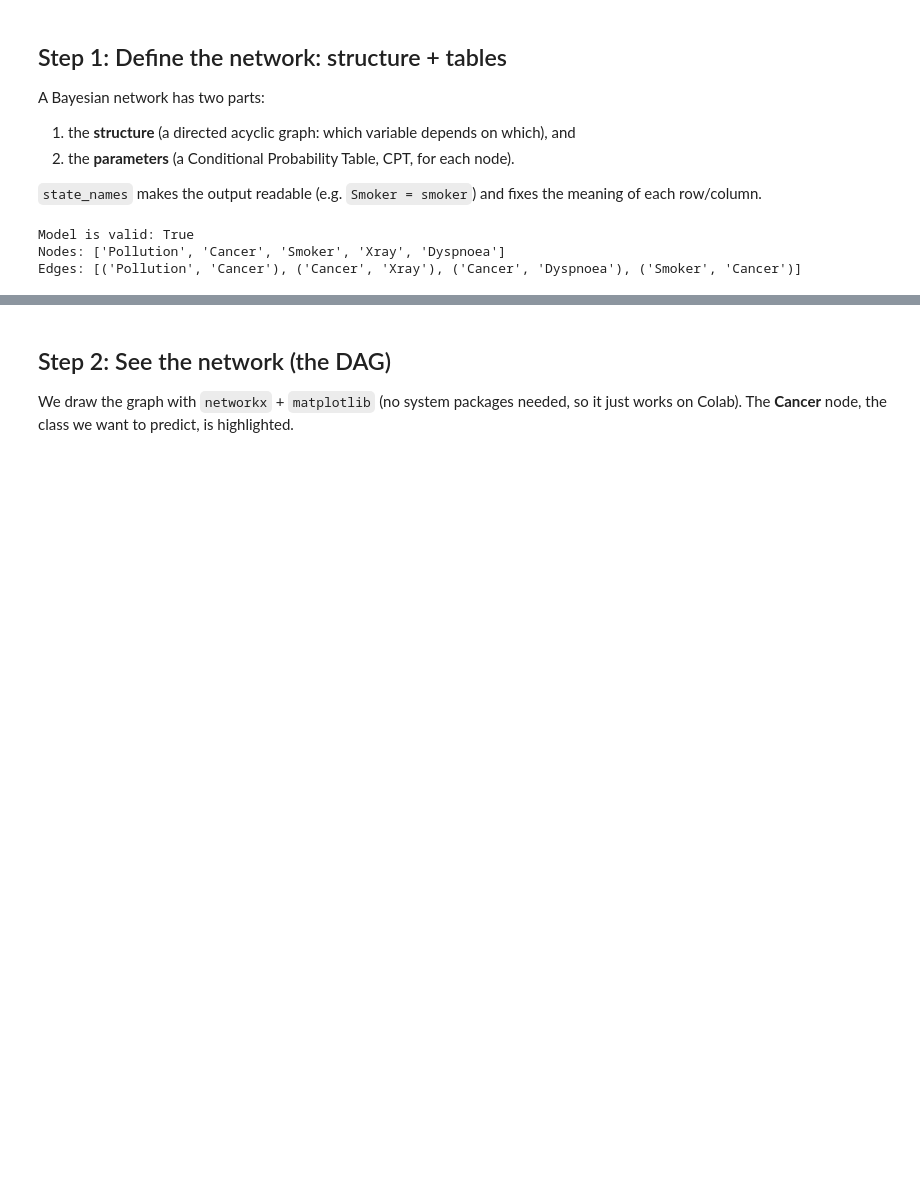
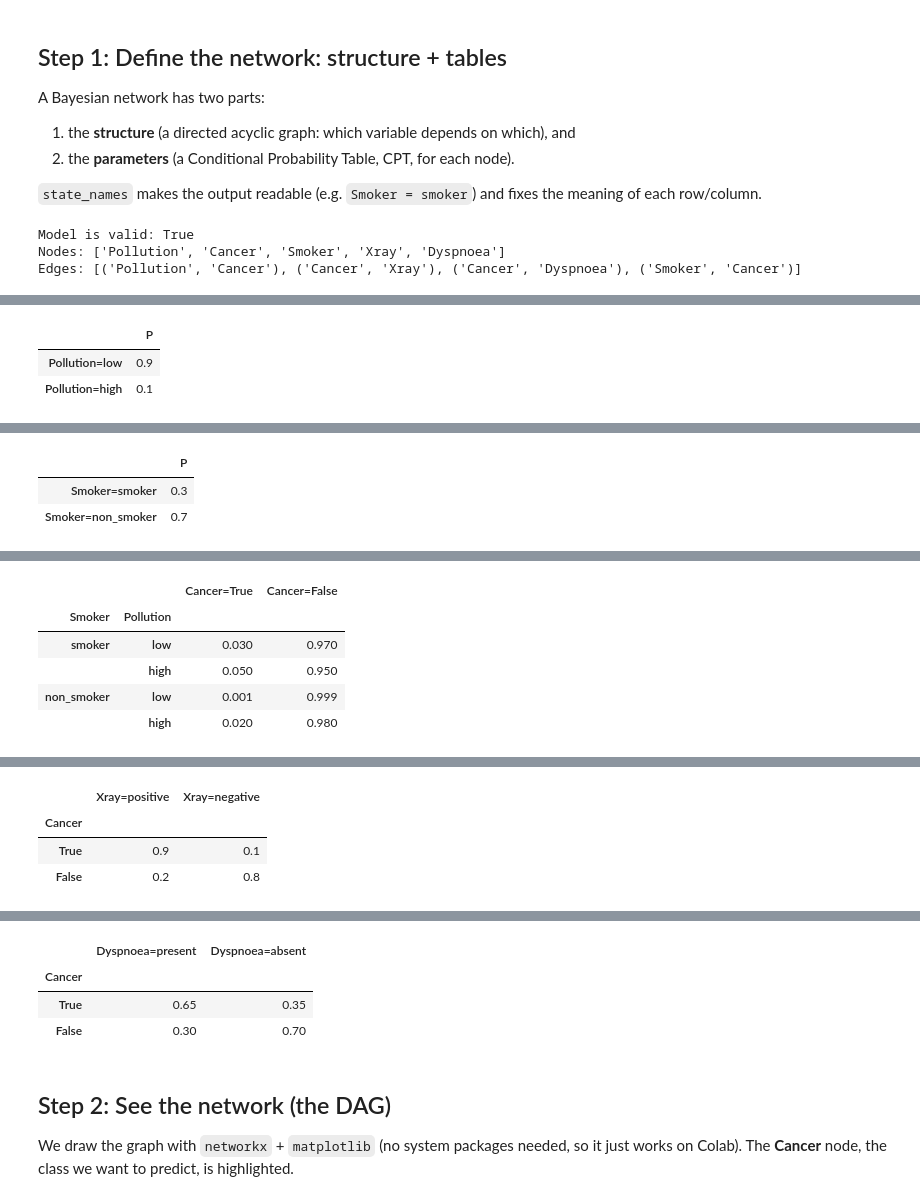
Before and after one commit to arch-inform-kaken-group/ai-course-notebooks, a Jupyter notebook: notebooks/en_2026/MachineLearning_2026_ex02_BayesianNetworkClassification.ipynb, the cells around one changed output, grey strips where cells are left out. Saved outputs shown, nothing was run; the diff lists cells and outputs as text; code cells hidden in the pictures; blank space fills up the shorter version.

```diff
--- a/notebooks/en_2026/MachineLearning_2026_ex02_BayesianNetworkClassification.ipynb
+++ b/notebooks/en_2026/MachineLearning_2026_ex02_BayesianNetworkClassification.ipynb
@@ -120,3 +120,21 @@ print("Edges:", list(model.edges()))
 Model is valid: True
 Nodes: ['Pollution', 'Cancer', 'Smoker', 'Xray', 'Dyspnoea']
 Edges: [('Pollution', 'Cancer'), ('Cancer', 'Xray'), ('Cancer', 'Dyspnoea'), ('Smoker', 'Cancer')]
+# %%
+import itertools, pandas as pd
+from IPython.display import HTML, display
+
+# show every node's probability table (CPT) in full
+def show_cpd(cpd):
+    var = cpd.variable
+    parents = cpd.variables[1:]
+    rows = [f"{var}={s}" for s in cpd.state_names[var]]
+    if parents:
+        combos = list(itertools.product(*[cpd.state_names[p] for p in parents]))
+        cols = pd.MultiIndex.from_tuples(combos, names=parents)
+        return pd.DataFrame(cpd.get_values(), index=rows, columns=cols).T
+    return pd.DataFrame(cpd.get_values(), index=rows, columns=["P"])
+
+for cpd in model.get_cpds():
+    display(HTML("<br>"), show_cpd(cpd))
+# %% [output]
@@ -122,0 +142,3 @@ Edges: [('Pollution', 'Cancer'), ('Cancer', 'Xray'), ('Cancer', 'Dyspnoea'), ('S
+|  | P |
+| Pollution=low | 0.9 |
+| Pollution=high | 0.1 |
@@ -122,0 +146,3 @@ Edges: [('Pollution', 'Cancer'), ('Cancer', 'Xray'), ('Cancer', 'Dyspnoea'), ('S
+|  | P |
+| Smoker=smoker | 0.3 |
+| Smoker=non_smoker | 0.7 |
@@ -122,0 +150,6 @@ Edges: [('Pollution', 'Cancer'), ('Cancer', 'Xray'), ('Cancer', 'Dyspnoea'), ('S
+|  |  | Cancer=True | Cancer=False |
+| Smoker | Pollution |  |  |
+| smoker | low | 0.030 | 0.970 |
+|  | high | 0.050 | 0.950 |
+| non_smoker | low | 0.001 | 0.999 |
+|  | high | 0.020 | 0.980 |
@@ -122,0 +157,4 @@ Edges: [('Pollution', 'Cancer'), ('Cancer', 'Xray'), ('Cancer', 'Dyspnoea'), ('S
+|  | Xray=positive | Xray=negative |
+| Cancer |  |  |
+| True | 0.9 | 0.1 |
+| False | 0.2 | 0.8 |
@@ -123,3 +162,7 @@ Edges: [('Pollution', 'Cancer'), ('Cancer', 'Xray'), ('Cancer', 'Dyspnoea'), ('S
+|  | Dyspnoea=present | Dyspnoea=absent |
+| Cancer |  |  |
+| True | 0.65 | 0.35 |
+| False | 0.30 | 0.70 |
 # %% [markdown]
 ## Step 2: See the network (the DAG)
 
```
Also changed, not shown: parts of 3 cells of this notebook, 1 other file.
